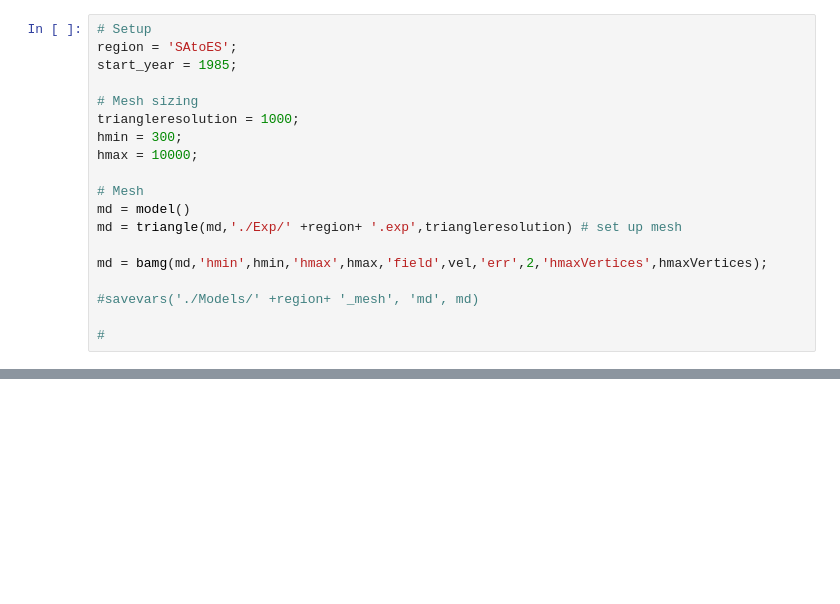
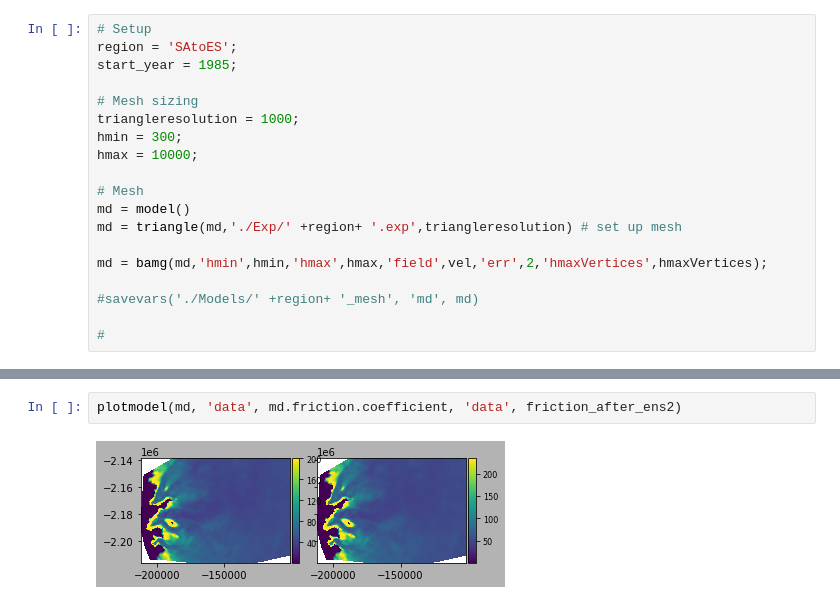
Before and after one commit to dfelikson/GrIS_Outlet_Glacier_Seasonal_dhdt, a Jupyter notebook: runme_terminus_sensitivity.ipynb, the cells around one changed output, grey strips where cells are left out. Cells and saved outputs as stored; diff of their text form; blank space fills up the shorter version.

```diff
--- a/runme_terminus_sensitivity.ipynb
+++ b/runme_terminus_sensitivity.ipynb
@@ -169,0 +242,4 @@ plotmodel(md, 'data', md.friction.coefficient, 'data', md.results.StressbalanceS
+# %%
+plotmodel(md, 'data', md.friction.coefficient, 'data', friction_after_ens2)
+# %% [output]
+[figure, added]
```
Also changed, not shown: parts of 19 cells of this notebook.
